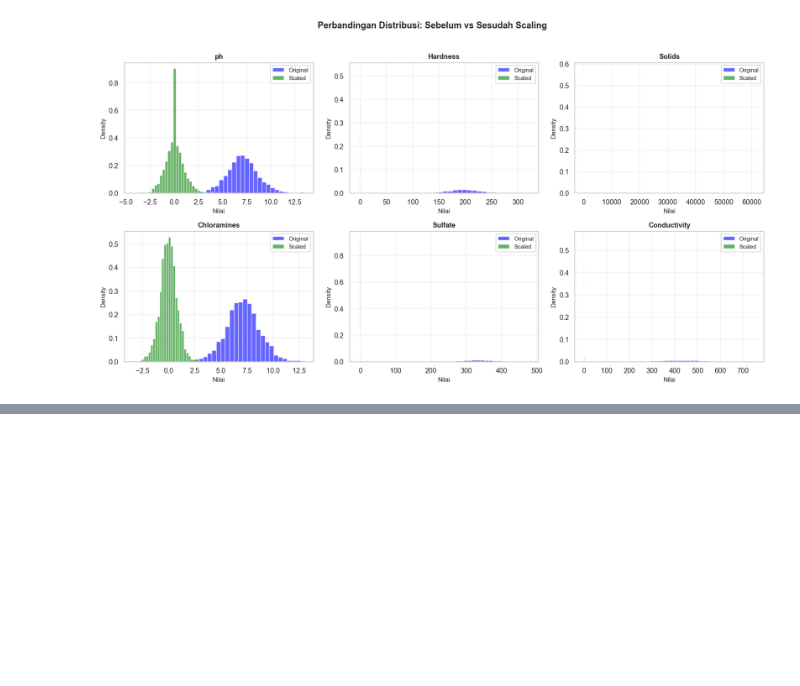
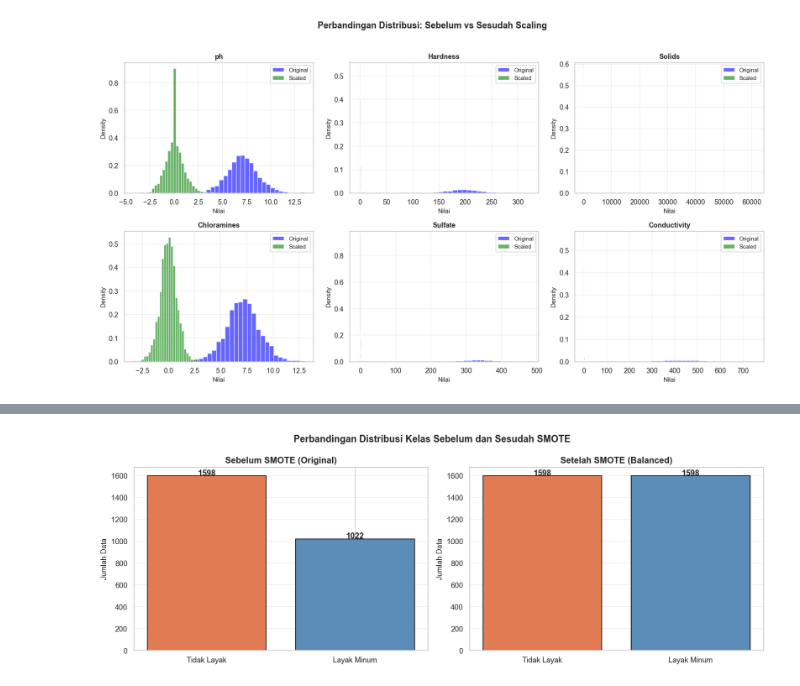
Before and after one commit to Alfaturachman/water-quality-analyst, a Jupyter notebook: code.ipynb, the cells around one changed output, grey strips where cells are left out. Saved outputs shown, nothing was run; the diff lists cells and outputs as text; code cells hidden in the pictures; blank space fills up the shorter version.

```diff
--- a/code.ipynb
+++ b/code.ipynb
@@ -574,0 +864,38 @@ plt.show()
+# %%
+# Visualisasi: Perbandingan Distribusi Kelas Sebelum dan Sesudah SMOTE
+fig, axes = plt.subplots(1, 2, figsize=(14,5))
+
+# Hitung jumlah kelas sebelum SMOTE
+before_counts = pd.Series(y_train).value_counts().sort_index()
+
+axes[0].bar(['Tidak Layak', 'Layak Minum'], before_counts.values,
+            color=['#e07b54', '#5b8db8'], edgecolor='black')
+axes[0].set_title('Sebelum SMOTE (Original)', fontsize=13, fontweight='bold')
+axes[0].set_ylabel('Jumlah Data', fontsize=11)
+axes[0].grid(axis='y', alpha=0.3)
+
+# Tambahkan label jumlah
+for i, v in enumerate(before_counts.values):
+    axes[0].text(i, v + 5, str(v), ha='center', fontweight='bold')
+
+
+# Hitung jumlah kelas setelah SMOTE
+after_counts = pd.Series(y_train_resampled).value_counts().sort_index()
+
+axes[1].bar(['Tidak Layak', 'Layak Minum'], after_counts.values,
+            color=['#e07b54', '#5b8db8'], edgecolor='black')
+axes[1].set_title('Setelah SMOTE (Balanced)', fontsize=13, fontweight='bold')
+axes[1].set_ylabel('Jumlah Data', fontsize=11)
+axes[1].grid(axis='y', alpha=0.3)
+
+# Tambahkan label jumlah
+for i, v in enumerate(after_counts.values):
+    axes[1].text(i, v + 5, str(v), ha='center', fontweight='bold')
+
+
+plt.suptitle('Perbandingan Distribusi Kelas Sebelum dan Sesudah SMOTE',
+             fontsize=14, fontweight='bold')
+plt.tight_layout()
+plt.show()
+# %% [output]
+[figure, added]
```
Also changed, not shown: parts of 15 cells of this notebook.
